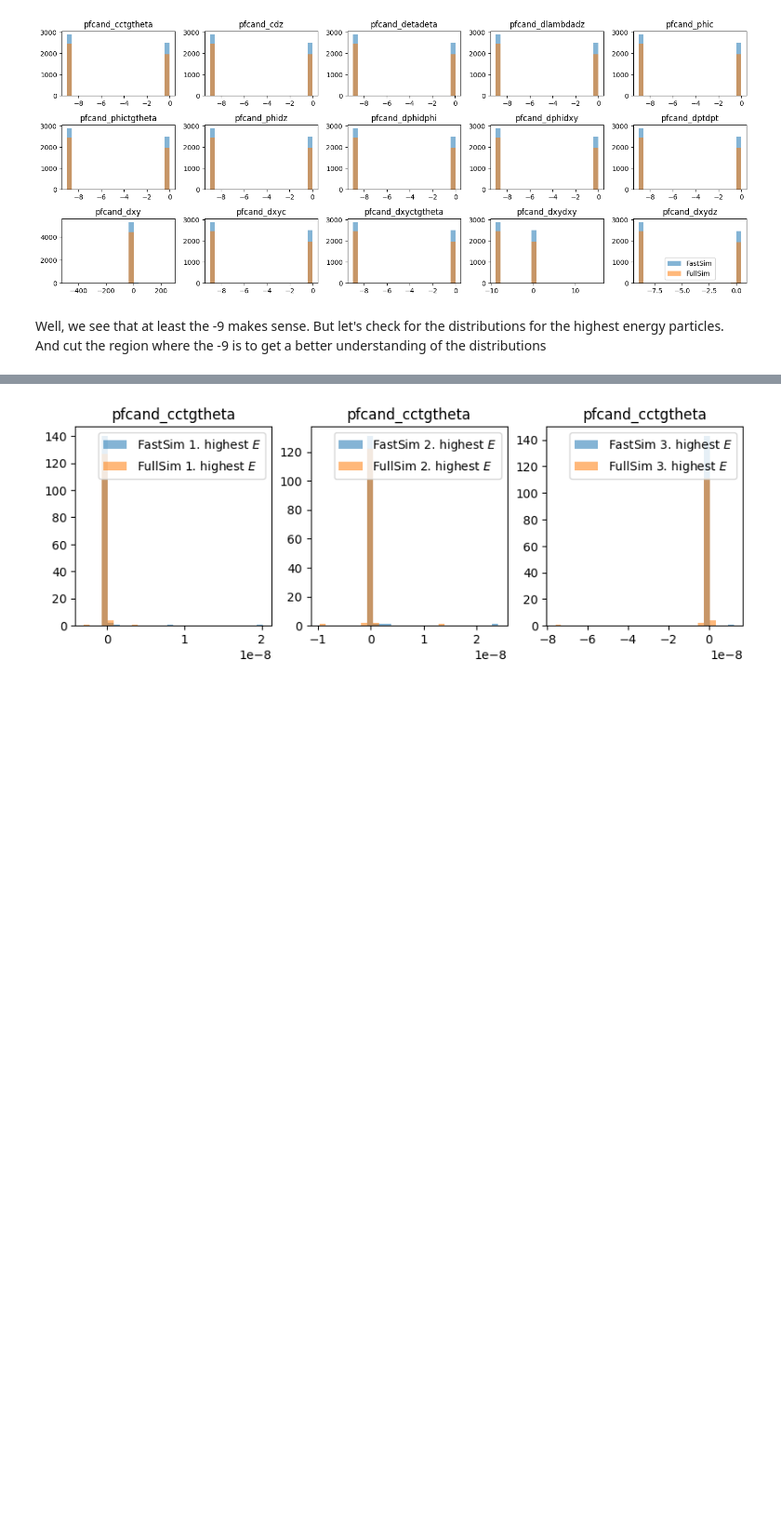
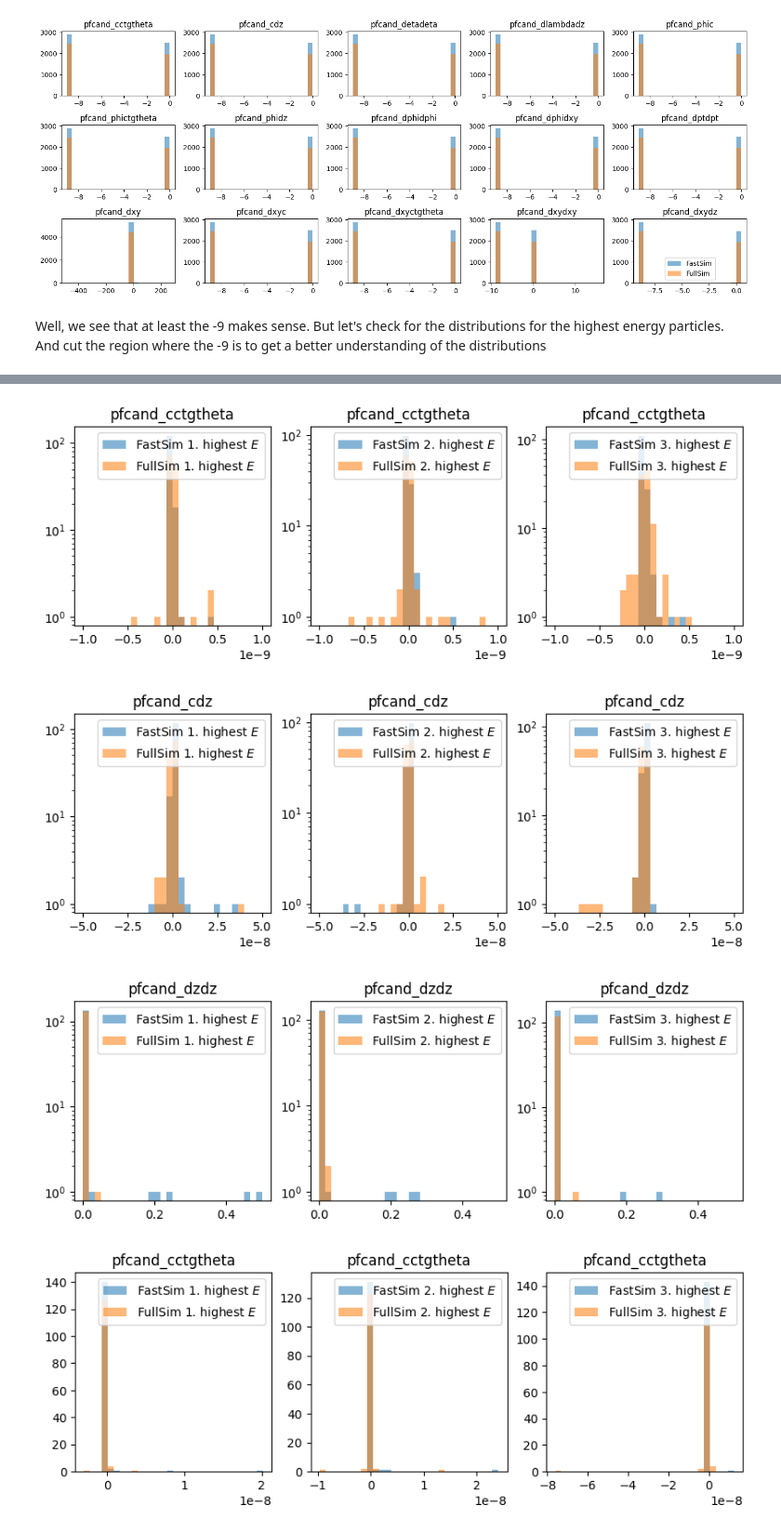
Before and after one commit to saracreates/TaggingResults, a Jupyter notebook: full-vs-fast-sim.ipynb, the cells around one changed output, grey strips where cells are left out. Shown at 93% size. Cells and saved outputs as stored; diff of their text form; code cells hidden in the pictures; blank space fills up the shorter version.

```diff
--- a/full-vs-fast-sim.ipynb
+++ b/full-vs-fast-sim.ipynb
@@ -265,3 +486,47 @@ for key in keys:
+# %%
+keys = ['pfcand_cctgtheta',
+ 'pfcand_cdz',
+ #'pfcand_detadeta',
+ #'pfcand_dlambdadz',
+ #'pfcand_phic',
+ #'pfcand_phictgtheta',
+ #'pfcand_phidz',
+ #'pfcand_dphidphi',
+ #'pfcand_dphidxy',
+ #'pfcand_dptdpt',
+ #'pfcand_dxy',
+ #'pfcand_dxyc',
+ #'pfcand_dxyctgtheta',
+ #'pfcand_dxydxy',
+ #'pfcand_dxydz',
+ #'pfcand_dz',
+ 'pfcand_dzdz']
+ranges = {
+    'pfcand_cctgtheta': [-1e-09, 1e-09],
+    'pfcand_cdz': [-0.5e-07, 0.5e-07],
+    'pfcand_detadeta': [0.0, 0.02],
+    'pfcand_dlambdadz': [-0.5, 0.1],
+    'pfcand_phic': [-1e-06, 1e-06],
+    'pfcand_phictgtheta': [-0.1e-03, 0.5e03],
+    'pfcand_phidz': [-0.05, 0.05],
+    'pfcand_dphidphi': [0.0, 0.0015],
+    'pfcand_dphidxy': [-0.1, 0],
+    'pfcand_dptdpt': [0.0, 2e-09],
+    'pfcand_dxy': [-0.5, 0.5],
+    'pfcand_dxyc': [-0.2, 0.1],
+    'pfcand_dxyctgtheta': [-0.025, 0.025],
+    'pfcand_dxydxy': [0.0, 0.20],
+    'pfcand_dxydz': [-10, 10],
+    'pfcand_dz': [-0.5, 0.5],
+    'pfcand_dzdz': [0.0, 0.50],
+}
+
+for key in keys:
+    plot_key_highest_e_part(key, range=ranges[key], bins=30, log=True)
+# %% [output]
+[figure, added]
+[figure, added]
+[figure, added]
 # %%
 def plot_key_highest_e_part_no9(key, k=3, range=None, bins=20):
     fig, axs = plt.subplots(1, k, figsize=(10,3))
```
Also changed, not shown: parts of 9 cells of this notebook.
